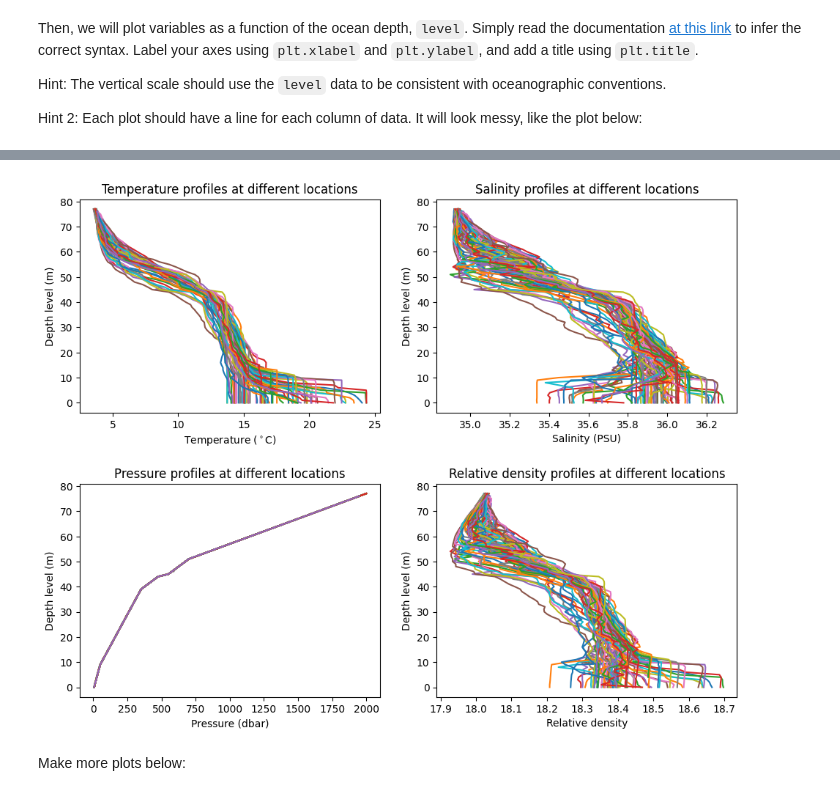
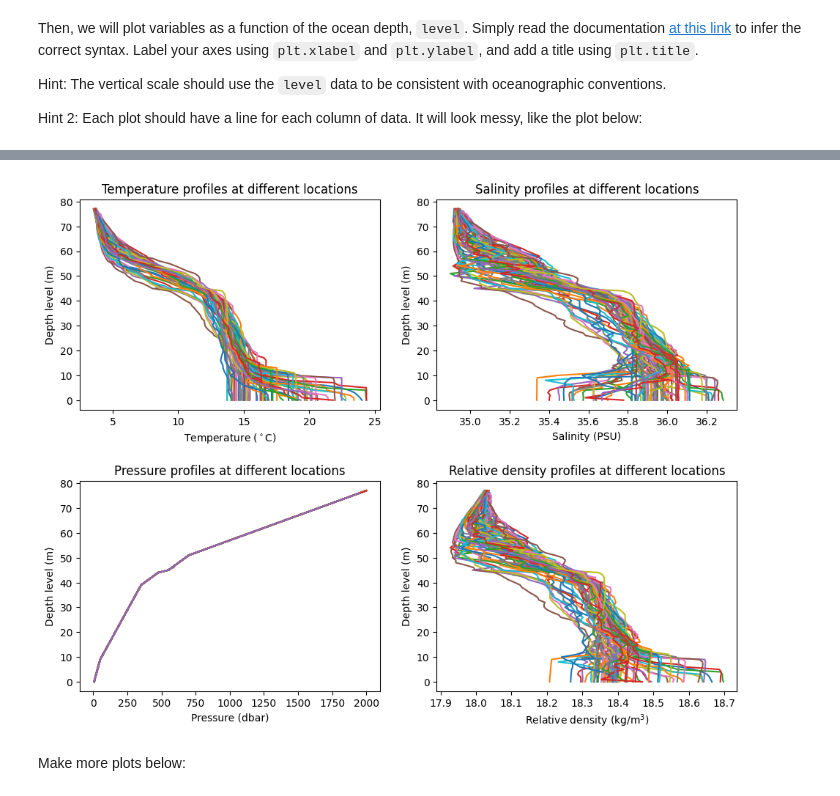
Before and after one commit to Sbindola/2025_Intro_Python, a Jupyter notebook: notebook/W2_S1.ipynb, the cells around one changed output, grey strips where cells are left out. Drawn from its saved outputs; the diff is of its cells as text; code cells hidden in the pictures.

```diff
--- a/notebook/W2_S1.ipynb
+++ b/notebook/W2_S1.ipynb
@@ -224,29 +224,29 @@ Hint 2: Each plot should have a line for each column of data. It will look messy
 # %%
 fig, axes = plt.subplots(2,2, figsize=(10,8))
 Tx,Sx,Px,R_dx = axes.ravel()
 Tx.plot(T,level); # The semi-colon prevents printing the line objects
 Tx.set_xlabel(r"Temperature ($^\circ$C)") # Takes a string as argument
 Tx.set_ylabel("Depth level (m)")
 Tx.set_title("Temperature profiles at different locations")
 
 Sx.plot(S,level)
 Sx.set_xlabel(r"Salinity (PSU)")
 Sx.set_ylabel("Depth level (m)")
 Sx.set_title("Salinity profiles at different locations")
 
 Px.plot(P,level)
 Px.set_xlabel(r"Pressure (dbar)")
 Px.set_ylabel("Depth level (m)")
 Px.set_title("Pressure profiles at different locations")
 
 R_dx.plot(relative_density,level)
-R_dx.set_xlabel(r"Relative density")
+R_dx.set_xlabel(r"Relative density (kg/m$^3$)")
 R_dx.set_ylabel("Depth level (m)")
 R_dx.set_title("Relative density profiles at different locations")
 
 plt.tight_layout(pad=2) #per aggiungere spazio tra i grafici
 # %% [output]
-[figure, old version]
+[figure, new version]
 # %% [markdown]
 Make more plots below:
 # %% [markdown]
```
